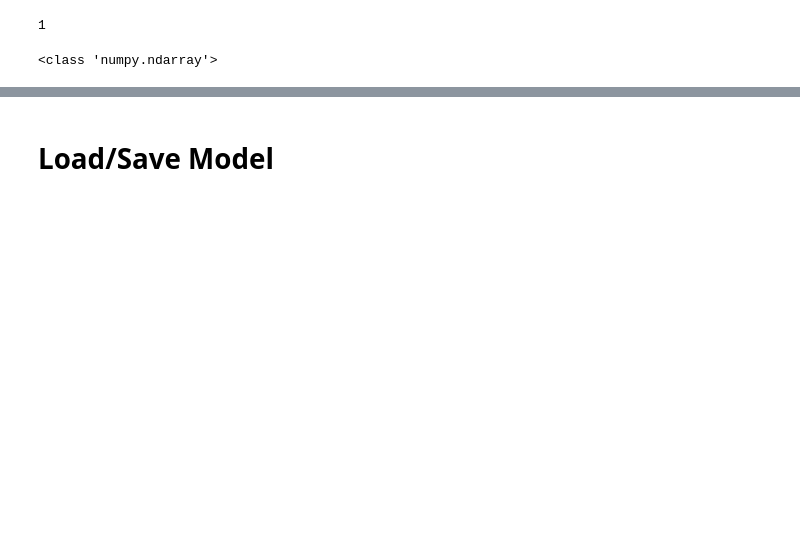
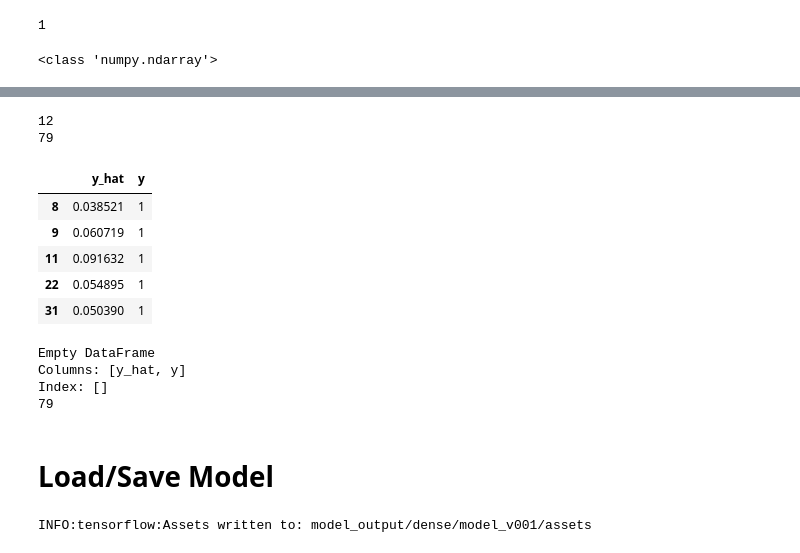
Before and after one commit to Teasotea/Age-Rate-Classifier-NLP, a Jupyter notebook: dense_age_rate_classifier.ipynb, the cells around one changed output, grey strips where cells are left out. Drawn from its saved outputs; the diff is of its cells as text; code cells hidden in the pictures; blank space fills up the shorter version.

```diff
--- a/dense_age_rate_classifier.ipynb
+++ b/dense_age_rate_classifier.ipynb
@@ -138,11 +132,11 @@ output_dir = 'model_output/dense'
 
 embedding_dim = 64
 max_features=10000
-maxlen=40
+maxlen=25
 
 ####
 # training:
-epochs = 10 #4
+epochs = 6 #4
 batch_size = 32#784
 
 # vector-space embedding:
@@ -365,5 +345,8 @@ float_y_hat = []
 for y in y_hat:
     float_y_hat.append(y[0])
 # %%
-ydf = pd.DataFrame(list(zip(float_y_hat, y_valid)), columns=['y_hat', 'y'])
+ydf = pd.DataFrame(list(zip(float_y_hat, y_test)), columns=['y_hat', 'y'])
+
+with pd.option_context('display.max_rows', None, 'display.max_columns', None):
+     print(ydf)
 # %% [output]
@@ -370,0 +401,15 @@ NameError: ignored
+# %%
+print(len(ydf[(ydf.y == 1) & (ydf.y_hat < 0.1)]))
+print(len(y_test))
+# %% [output]
+12
+79
+# %%
+ydf[(ydf.y == 1) & (ydf.y_hat < 0.1)].head()
+# %% [output]
+|  | y_hat | y |
+| 8 | 0.038521 | 1 |
+| 9 | 0.060719 | 1 |
+| 11 | 0.091632 | 1 |
+| 22 | 0.054895 | 1 |
+| 31 | 0.050390 | 1 |
@@ -371,4 +421,14 @@ NameError: ignored
+# %%
+print(ydf[(ydf.y == 0) & (ydf.y_hat > 0.9)])
+print(len(y_test))
+# %% [output]
+Empty DataFrame
+Columns: [y_hat, y]
+Index: []
+79
 # %% [markdown]
 # Load/Save Model
 # %%
-model.save(output_dir+'/model_v001')
+model.save(output_dir+'/model_v002')
+# %% [output]
+INFO:tensorflow:Assets written to: model_output/dense/model_v001/assets
```
Also changed, not shown: parts of 24 cells of this notebook.
